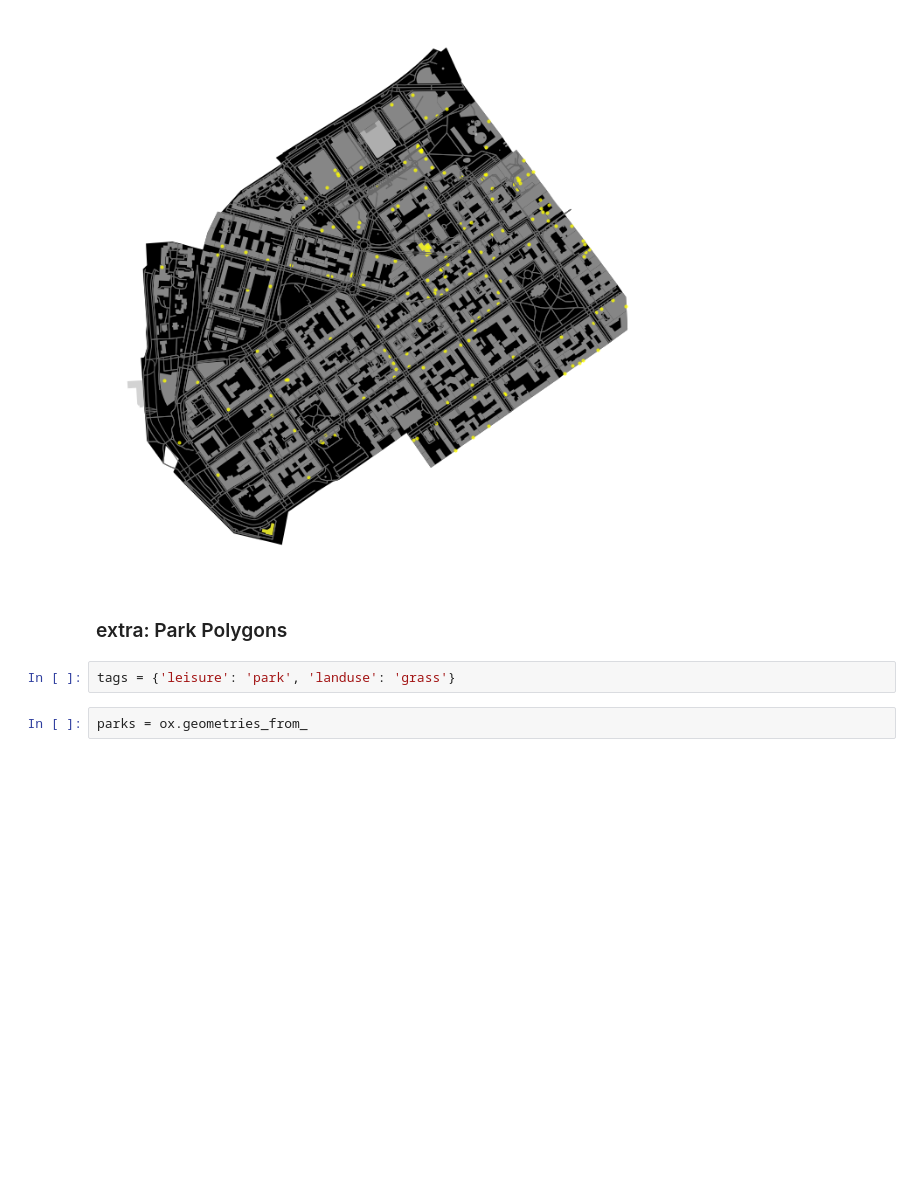
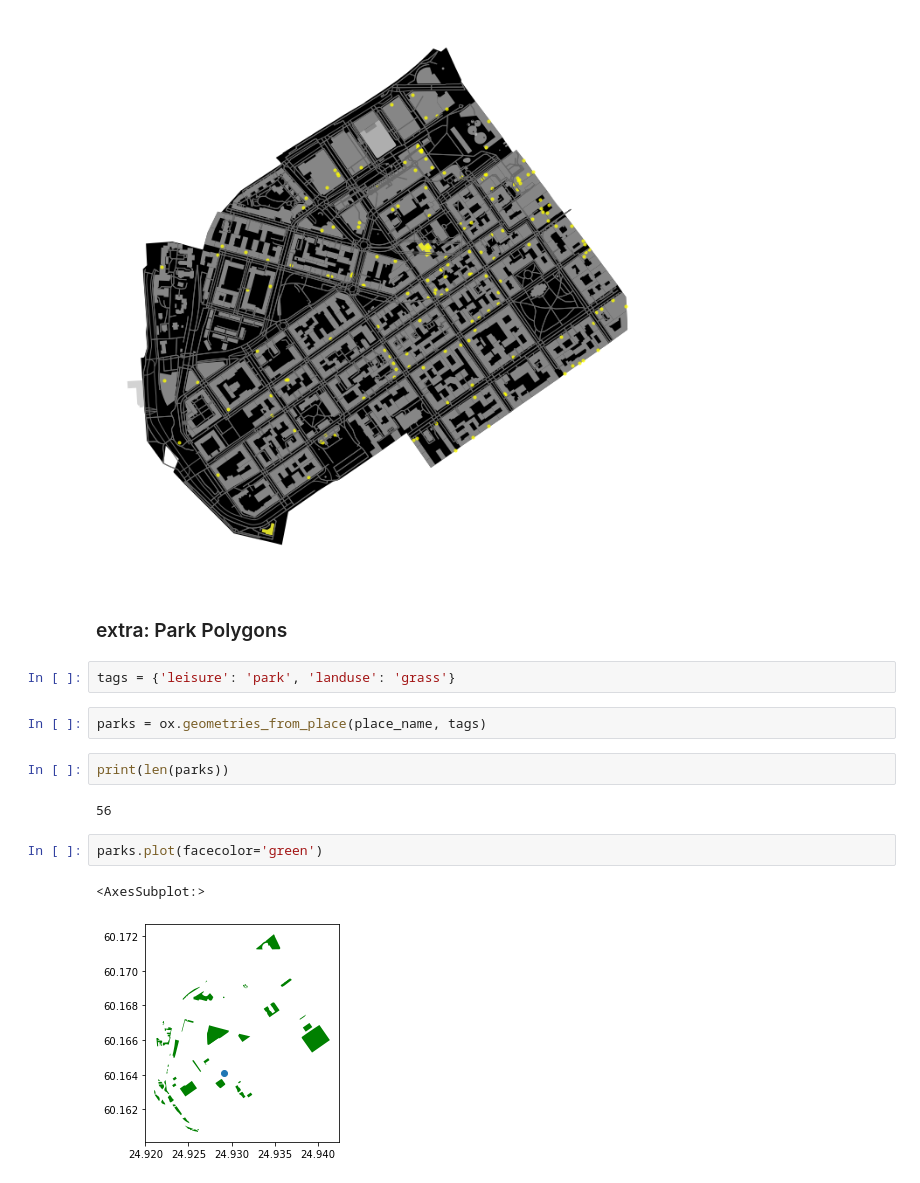
Before and after one commit to Joe-Degs/AutoGIS, a Jupyter notebook: lesson6/retrieving_osm_data_helsinki.ipynb, the cells around one changed output. Drawn from its saved outputs; the diff is of its cells as text; blank space fills up the shorter version.

```diff
--- a/lesson6/retrieving_osm_data_helsinki.ipynb
+++ b/lesson6/retrieving_osm_data_helsinki.ipynb
@@ -165,5 +174,14 @@ plt.tight_layout()
 ### extra: Park Polygons
 # %%
 tags = {'leisure': 'park', 'landuse': 'grass'}
-# %%
-parks = ox.geometries_from_
+# %%
+parks = ox.geometries_from_place(place_name, tags)
+# %%
+print(len(parks))
+# %% [output]
+56
+# %%
+parks.plot(facecolor='green')
+# %% [output]
+<AxesSubplot:>
+[figure, added]
```
Also changed, not shown: parts of 3 cells of this notebook, 1 other file.
